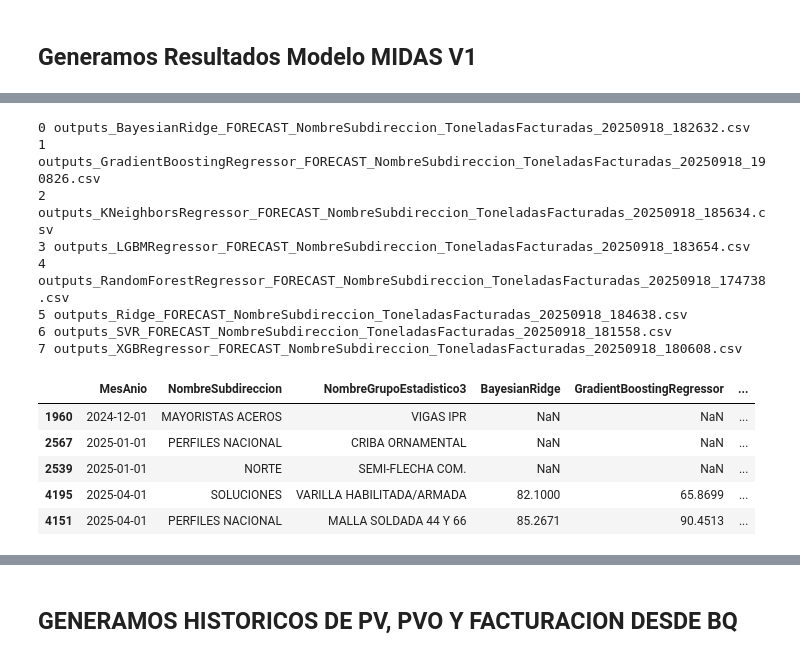
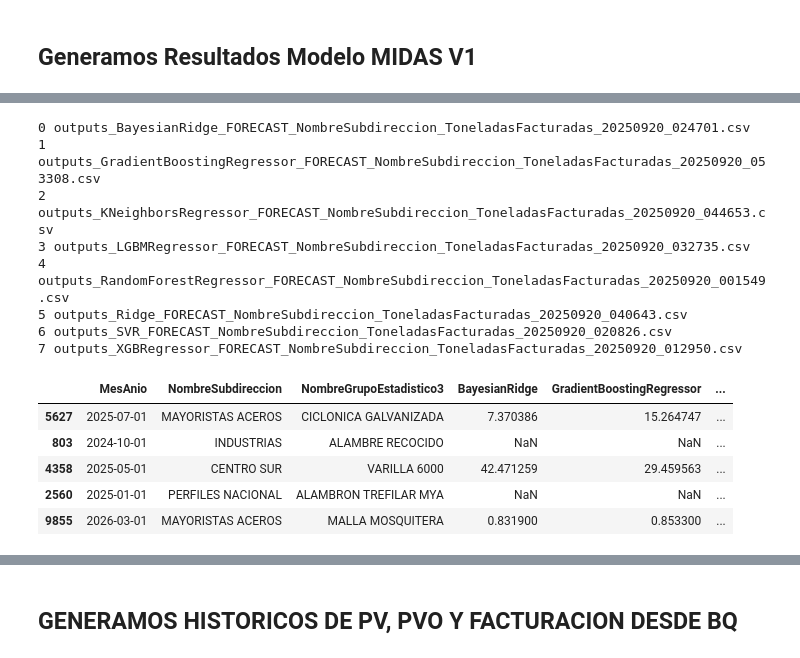
Before and after one commit to adojedar/demanda2, a Jupyter notebook: POP_BQ.ipynb, the cells around one changed output, grey strips where cells are left out. Saved outputs shown, nothing was run; the diff lists cells and outputs as text; code cells hidden in the pictures.

```diff
--- a/POP_BQ.ipynb
+++ b/POP_BQ.ipynb
@@ -205,34 +67,34 @@ date_forecas: 2026-03-01
 # %%
-LIST_DIR ="../../bd/Facturacion BQ/MIDAS/20250918"
+LIST_DIR ="../../bd/Facturacion BQ/MIDAS/20250919_5M"
 
 list_df = []
 for num, path in  enumerate(os.listdir(LIST_DIR)):
     print(num, path)
     df =pd.read_excel(LIST_DIR + "/" + path)
     list_df.append(df)
     del df
 base = pd.concat(list_df)
 del list_df
 
 base_t = transform_MIDAS(base)
 
 base_t['WOC_v1'] = base_t[['BayesianRidge', 'GradientBoostingRegressor', 'KNeighborsRegressor','LGBMRegressor', 'RandomForestRegressor', 'Ridge', 'SVR','XGBRegressor']].fillna(0).mean(axis = 1)
 base_t.sample(5)
 # %% [output]
-0 outputs_BayesianRidge_FORECAST_NombreSubdireccion_ToneladasFacturadas_20250918_182632.csv
-1 outputs_GradientBoostingRegressor_FORECAST_NombreSubdireccion_ToneladasFacturadas_20250918_190826.csv
-2 outputs_KNeighborsRegressor_FORECAST_NombreSubdireccion_ToneladasFacturadas_20250918_185634.csv
-3 outputs_LGBMRegressor_FORECAST_NombreSubdireccion_ToneladasFacturadas_20250918_183654.csv
-4 outputs_RandomForestRegressor_FORECAST_NombreSubdireccion_ToneladasFacturadas_20250918_174738.csv
-5 outputs_Ridge_FORECAST_NombreSubdireccion_ToneladasFacturadas_20250918_184638.csv
-6 outputs_SVR_FORECAST_NombreSubdireccion_ToneladasFacturadas_20250918_181558.csv
-7 outputs_XGBRegressor_FORECAST_NombreSubdireccion_ToneladasFacturadas_20250918_180608.csv
+0 outputs_BayesianRidge_FORECAST_NombreSubdireccion_ToneladasFacturadas_20250920_024701.csv
+1 outputs_GradientBoostingRegressor_FORECAST_NombreSubdireccion_ToneladasFacturadas_20250920_053308.csv
+2 outputs_KNeighborsRegressor_FORECAST_NombreSubdireccion_ToneladasFacturadas_20250920_044653.csv
+3 outputs_LGBMRegressor_FORECAST_NombreSubdireccion_ToneladasFacturadas_20250920_032735.csv
+4 outputs_RandomForestRegressor_FORECAST_NombreSubdireccion_ToneladasFacturadas_20250920_001549.csv
+5 outputs_Ridge_FORECAST_NombreSubdireccion_ToneladasFacturadas_20250920_040643.csv
+6 outputs_SVR_FORECAST_NombreSubdireccion_ToneladasFacturadas_20250920_020826.csv
+7 outputs_XGBRegressor_FORECAST_NombreSubdireccion_ToneladasFacturadas_20250920_012950.csv
 |  | MesAnio | NombreSubdireccion | NombreGrupoEstadistico3 | BayesianRidge | GradientBoostingRegressor | ... |
-| 1960 | 2024-12-01 | MAYORISTAS ACEROS | VIGAS IPR | NaN | NaN | ... |
-| 2567 | 2025-01-01 | PERFILES NACIONAL | CRIBA ORNAMENTAL | NaN | NaN | ... |
-| 2539 | 2025-01-01 | NORTE | SEMI-FLECHA COM. | NaN | NaN | ... |
-| 4195 | 2025-04-01 | SOLUCIONES | VARILLA HABILITADA/ARMADA | 82.1000 | 65.8699 | ... |
-| 4151 | 2025-04-01 | PERFILES NACIONAL | MALLA SOLDADA 44 Y 66 | 85.2671 | 90.4513 | ... |
+| 5627 | 2025-07-01 | MAYORISTAS ACEROS | CICLONICA GALVANIZADA | 7.370386 | 15.264747 | ... |
+| 803 | 2024-10-01 | INDUSTRIAS | ALAMBRE RECOCIDO | NaN | NaN | ... |
+| 4358 | 2025-05-01 | CENTRO SUR | VARILLA 6000 | 42.471259 | 29.459563 | ... |
+| 2560 | 2025-01-01 | PERFILES NACIONAL | ALAMBRON TREFILAR MYA | NaN | NaN | ... |
+| 9855 | 2026-03-01 | MAYORISTAS ACEROS | MALLA MOSQUITERA | 0.831900 | 0.853300 | ... |
 # %%
 base_t.groupby("MesAnio").sum(numeric_only = True).round(0)
 # %% [output]
```
Also changed, not shown: parts of 14 cells of this notebook, 3 other files.
